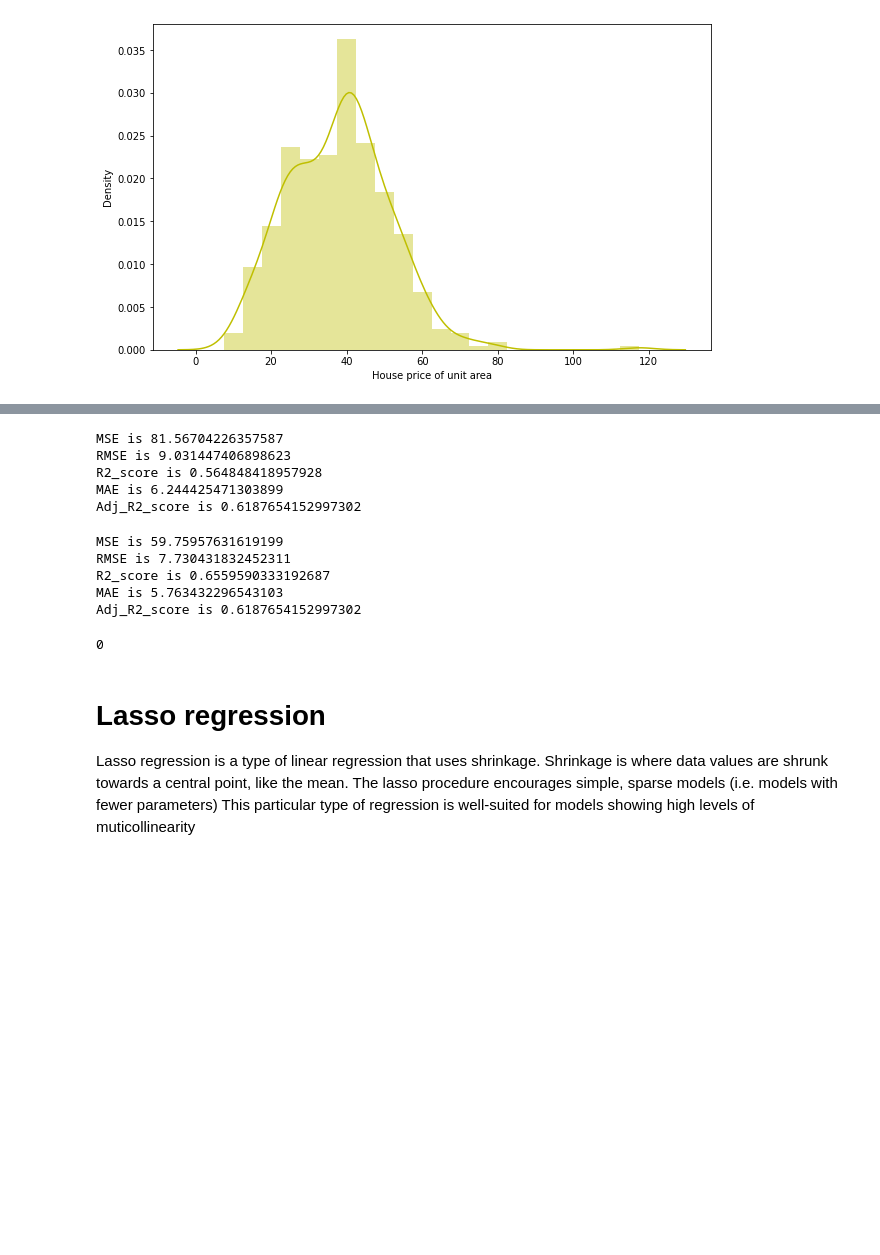
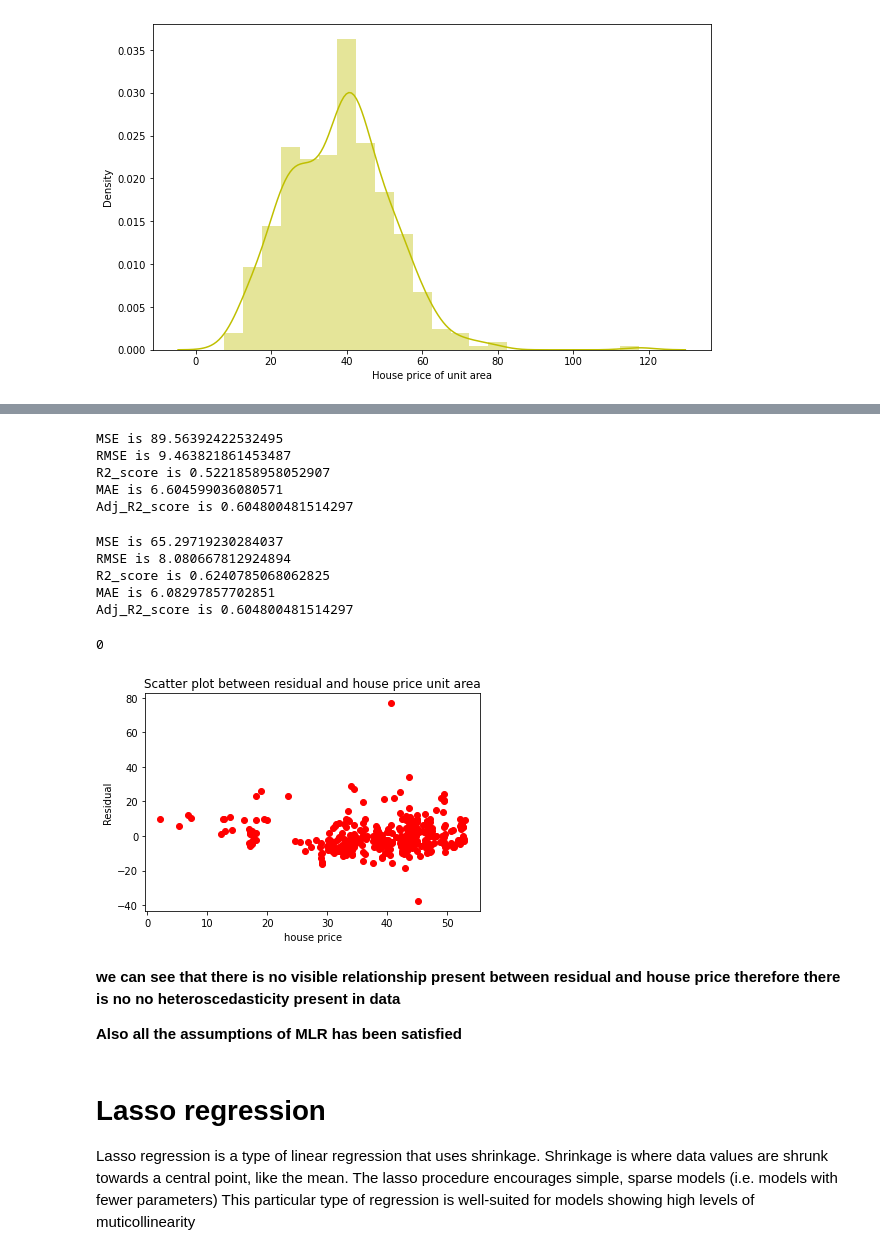
Before and after one commit to Ganeshwalimbe/DS-Assignment-1, a Jupyter notebook: DS_task_1.ipynb, the cells around one changed output, grey strips where cells are left out. Saved outputs shown, nothing was run; the diff lists cells and outputs as text; code cells hidden in the pictures; blank space fills up the shorter version.

```diff
--- a/DS_task_1.ipynb
+++ b/DS_task_1.ipynb
@@ -144,3 +187,6 @@ There is high multicollinearity present between variables
+# %%
+#independent varibles after removing multicollinearity
+ind_variables=data.drop(['House price of unit area','Transaction date','latitude','Number of bedrooms','longitude'],axis=1)
 # %%
 #cheking if target variable follows normal distribution
 plt.figure(figsize=(10,6))
@@ -153,7 +201,6 @@ plt.show()
 # %%
-#performing train test split on independent and dependent variables
 from sklearn.model_selection import train_test_split
-x_train, x_test, y_train, y_test = train_test_split( independent_variables,dependent_variable , test_size = 0.2,random_state =0)
+x_train, x_test, y_train, y_test = train_test_split( ind_variables,dependent_variable , test_size = 0.2,random_state =0)
 print(x_train.shape)
 print(x_test.shape)
 # %% [output]
@@ -208,20 +265,20 @@ def print_metrics(actual, predicted):
 #Training_dataset_metrics
 print_metrics(y_train, y_train_pred)
 # %% [output]
-MSE is 81.56704226357587
-RMSE is 9.031447406898623
-R2_score is 0.564848418957928
-MAE is 6.244425471303899
-Adj_R2_score is 0.6187654152997302
+MSE is 89.56392422532495
+RMSE is 9.463821861453487
+R2_score is 0.5221858958052907
+MAE is 6.604599036080571
+Adj_R2_score is 0.604800481514297
 # %%
 #Test_dataset_metrics
 print_metrics(y_test, y_test_pred)
 # %% [output]
-MSE is 59.75957631619199
-RMSE is 7.730431832452311
-R2_score is 0.6559590333192687
-MAE is 5.763432296543103
-Adj_R2_score is 0.6187654152997302
+MSE is 65.29719230284037
+RMSE is 8.080667812924894
+R2_score is 0.6240785068062825
+MAE is 6.08297857702851
+Adj_R2_score is 0.604800481514297
 # %%
 #calculating resuduals for training and testing set
 residuals_train = y_train - y_train_pred
@@ -231,6 +288,19 @@ residuals_test = y_test - y_test_pred
 round((np.mean(residuals_train)))
 # %% [output]
 0
+# %%
+# Plotting scatter plot between residual and fitted values
+plt.scatter(y_train_pred, residuals_train,c='red')
+plt.title('Scatter plot between residual and house price unit area')
+plt.xlabel('house price')
+plt.ylabel('Residual')
+plt.show()
+# %% [output]
+[figure, added]
+# %% [markdown]
+**we can see that there is no visible relationship present between residual and house price therefore there is no no heteroscedasticity present in data**
+
+**Also all the assumptions of MLR has been satisfied**
 # %% [markdown]
 # **Lasso regression**
 
```
Also changed, not shown: parts of 35 cells of this notebook.
